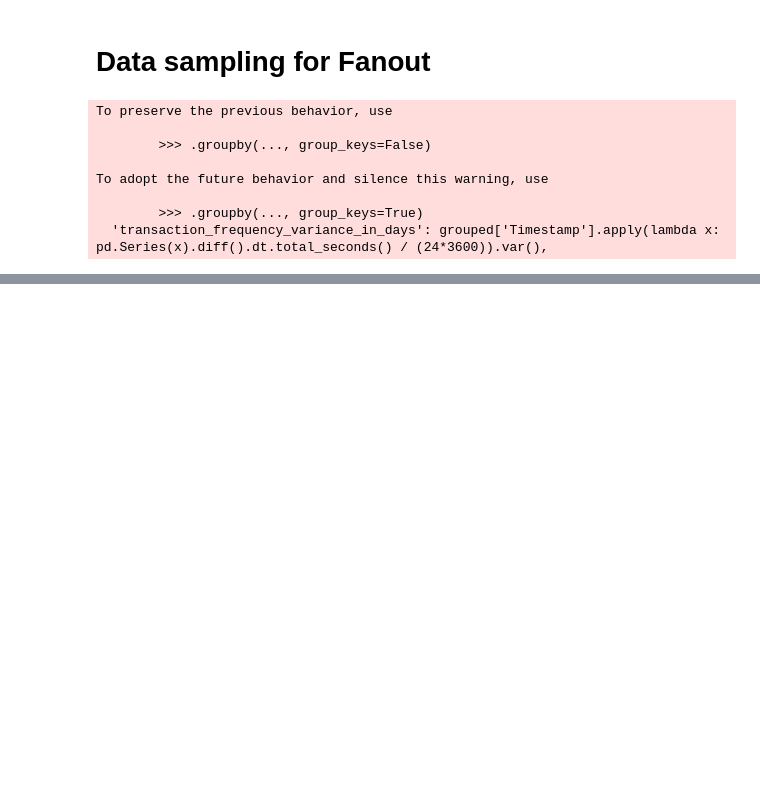
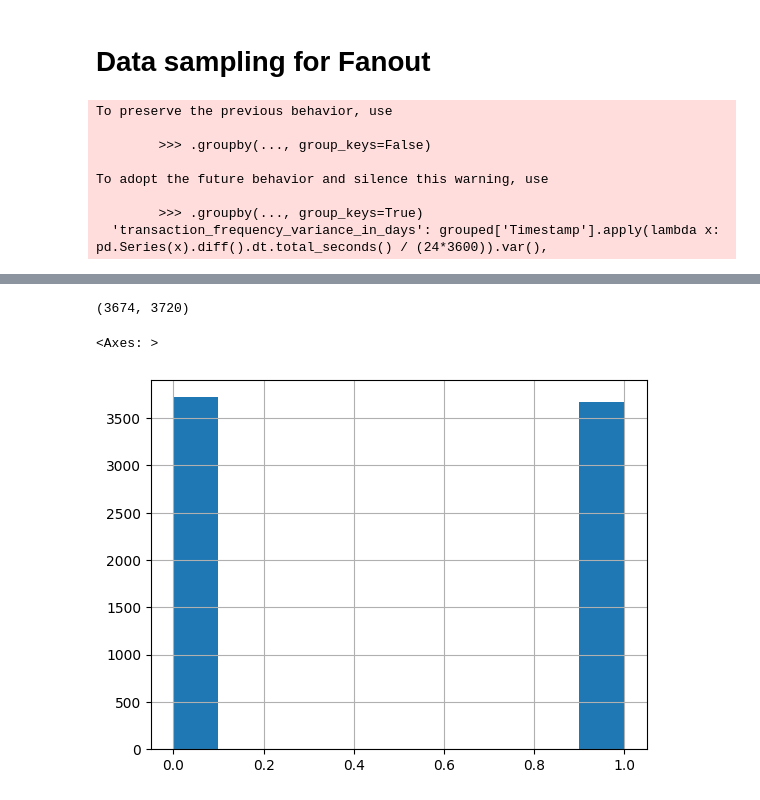
Before and after one commit to ahmabboud/difussion_bootcamp, a Jupyter notebook: deloitte_team/single_table_synthesis/Data Preparation.ipynb, the cells around one changed output, grey strips where cells are left out. Cells and saved outputs as stored; diff of their text form; code cells hidden in the pictures; blank space fills up the shorter version.

Commit message:
Merge the to datasets

```diff
--- a/deloitte_team/single_table_synthesis/Data Preparation.ipynb
+++ b/deloitte_team/single_table_synthesis/Data Preparation.ipynb
@@ -338,0 +358,16 @@ result_df.to_csv('/fs01/home/ws_aabboud/diffusion_model_bootcamp/deloitte_team/s
+# %%
+
+
+# Create the updated pipeline
+pipeline = Pipeline([
+    ('merge_accounts', BankAccountMerger('From Bank', 'Account', 'To Bank', 'Account.1')),
+    # ('sample_sources', SourceAccountSampler('Source', sample_size=16000,target_col='Is Laundering',target_values=None, random_state=42)),
+    ('convert_currency', CurrencyConverter('Amount Received', 'Receiving Currency', 'Amount Paid', 'Payment Currency')),
+    ('assign_pattern_id', PatternIdAssigner('Source', 'Destination', 'Timestamp', window_days=15, max_degree=16)),
+    ('reshape_dataframe', DataFrameReshaper(max_degree=16, currencies=currencies))
+])
+
+# Apply the pipeline
+max_degree=16
+result_df = pipeline.fit_transform(df[df["Is Laundering"]==1])
+result_df.head()
@@ -338,0 +394,2 @@ result_df.to_csv('/fs01/home/ws_aabboud/diffusion_model_bootcamp/deloitte_team/s
+# %%
+result_with_fanout=result_df
@@ -338,0 +400,14 @@ result_df.to_csv('/fs01/home/ws_aabboud/diffusion_model_bootcamp/deloitte_team/s
+# %%
+from sklearn.utils import shuffle
+
+def stack_and_shuffle(df1, df2):
+    # Concatenate the two dataframes vertically
+    stacked_df = pd.concat([df1, df2], axis=0).reset_index(drop=True)
+
+    # Shuffle the concatenated dataframe
+    shuffled_df = shuffle(stacked_df).reset_index(drop=True)
+
+    return shuffled_df
+# %%
+final_ds=stack_and_shuffle(result_with_fanout,result_no_laundering)
+final_ds.sample(5)
@@ -338,0 +422,4 @@ result_df.to_csv('/fs01/home/ws_aabboud/diffusion_model_bootcamp/deloitte_team/s
+# %%
+sum(final_ds["Is FanOut"]==1),sum(final_ds["Is FanOut"]==0)
+# %% [output]
+(3674, 3720)
@@ -338,0 +428,5 @@ result_df.to_csv('/fs01/home/ws_aabboud/diffusion_model_bootcamp/deloitte_team/s
+# %%
+final_ds["Is FanOut"].hist()
+# %% [output]
+<Axes: >
+[figure, added]
```
Also changed, not shown: parts of 17 cells of this notebook, 2 other files.
